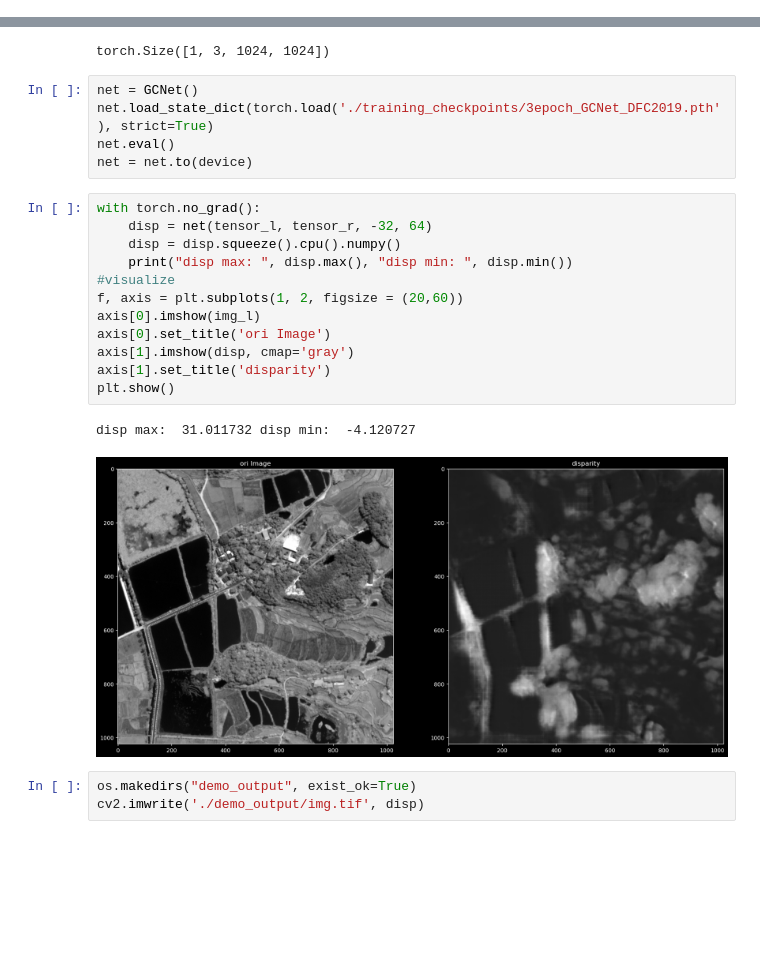
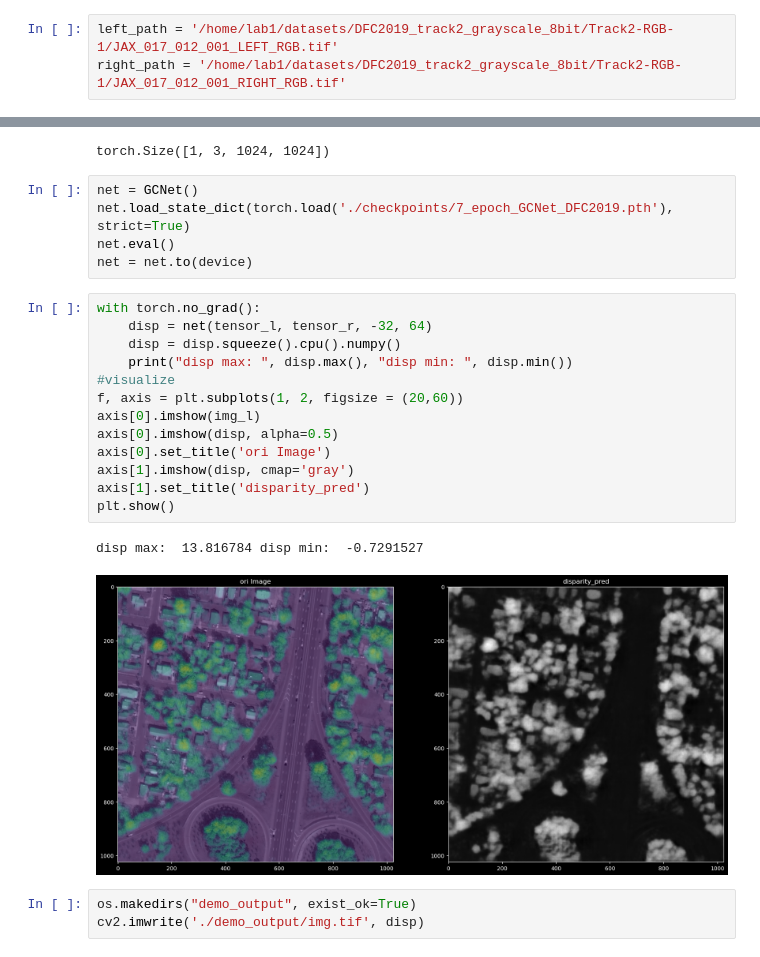
Before and after one commit to MianHtan/GCNet-cover, a Jupyter notebook: demo.ipynb, the cells around one changed output, grey strips where cells are left out. Cells and saved outputs as stored; diff of their text form; blank space fills up the shorter version.

```diff
--- a/demo.ipynb
+++ b/demo.ipynb
@@ -16,3 +13,6 @@ right_path = '/home/lab1/datasets/whu_stereo_8bit/with_ground_truth/train/right/
+# %%
+left_path = '/home/lab1/datasets/DFC2019_track2_grayscale_8bit/Track2-RGB-1/JAX_017_012_001_LEFT_RGB.tif'
+right_path = '/home/lab1/datasets/DFC2019_track2_grayscale_8bit/Track2-RGB-1/JAX_017_012_001_RIGHT_RGB.tif'
 # %%
 img_l = Image.open(left_path)
 img_l = img_l.resize((1024,1024))
@@ -32,24 +32,25 @@ print(tensor_l.shape)
 torch.Size([1, 3, 1024, 1024])
 # %%
 net = GCNet()
-net.load_state_dict(torch.load('./training_checkpoints/3epoch_GCNet_DFC2019.pth'), strict=True)
+net.load_state_dict(torch.load('./checkpoints/7_epoch_GCNet_DFC2019.pth'), strict=True)
 net.eval()
 net = net.to(device)
 # %%
 with torch.no_grad():
     disp = net(tensor_l, tensor_r, -32, 64)
     disp = disp.squeeze().cpu().numpy()
     print("disp max: ", disp.max(), "disp min: ", disp.min())
 #visualize
 f, axis = plt.subplots(1, 2, figsize = (20,60))
 axis[0].imshow(img_l)
+axis[0].imshow(disp, alpha=0.5)
 axis[0].set_title('ori Image')
 axis[1].imshow(disp, cmap='gray')
-axis[1].set_title('disparity')
+axis[1].set_title('disparity_pred')
 plt.show()
 # %% [output]
-disp max:  31.011732 disp min:  -4.120727
+disp max:  13.816784 disp min:  -0.7291527
-[figure, old version]
+[figure, new version]
 # %%
 os.makedirs("demo_output", exist_ok=True)
 cv2.imwrite('./demo_output/img.tif', disp)
```
Also changed, not shown: parts of 1 cell of this notebook, 3 other files.
